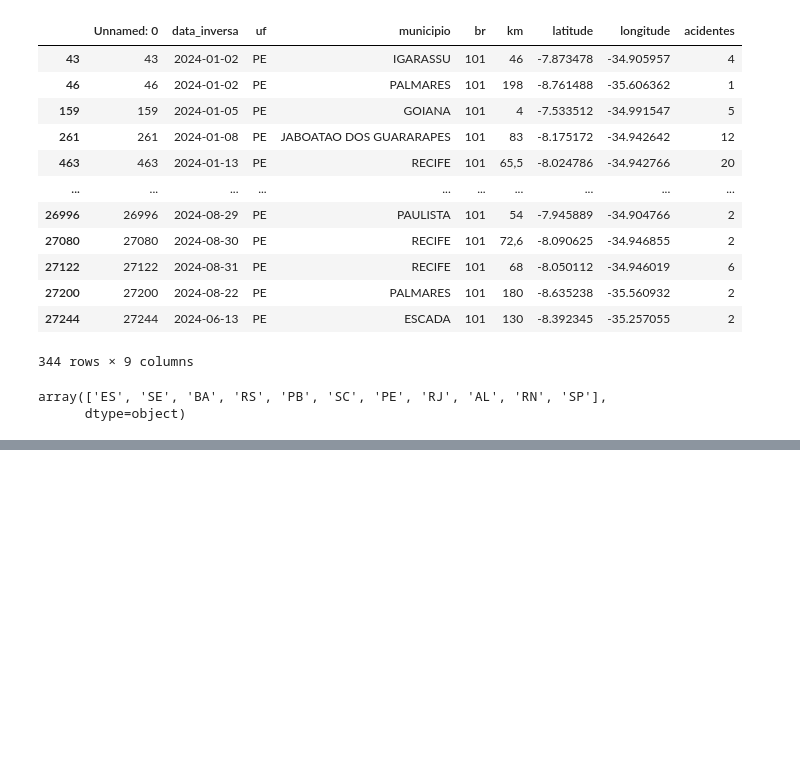
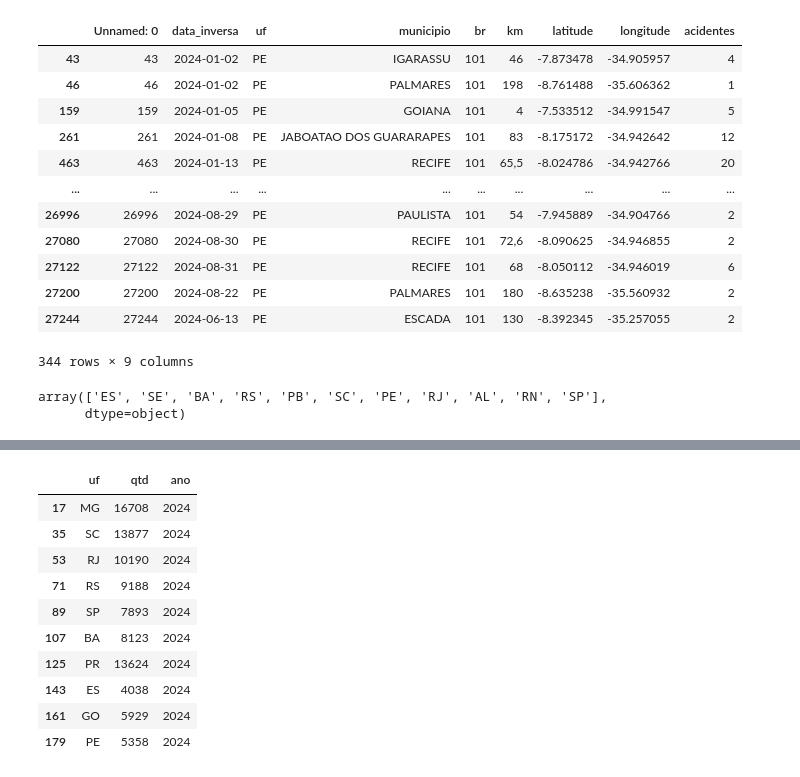
Before and after one commit to Bergolito/tcc-painel-jupyter-notebook, a Jupyter notebook: tcc-painel-preprocessamento.ipynb, the cells around one changed output, grey strips where cells are left out. Cells and saved outputs as stored; diff of their text form; code cells hidden in the pictures; blank space fills up the shorter version.

```diff
--- a/tcc-painel-preprocessamento.ipynb
+++ b/tcc-painel-preprocessamento.ipynb
@@ -92,0 +181,18 @@ array(['ES', 'SE', 'BA', 'RS', 'PB', 'SC', 'PE', 'RJ', 'AL', 'RN', 'SP'],
+# %%
+df_acidentes_geral_por_uf_10 = pd.read_csv('datasets/gerais/acidentes_geral_por_uf_10.csv', sep=',', encoding="UTF-8")
+df_acidentes_geral_por_uf_10
+
+filtrado = df_acidentes_geral_por_uf_10[(df_acidentes_geral_por_uf_10['ano'] == 2024)]
+filtrado
+# %% [output]
+|  | uf | qtd | ano |
+| 17 | MG | 16708 | 2024 |
+| 35 | SC | 13877 | 2024 |
+| 53 | RJ | 10190 | 2024 |
+| 71 | RS | 9188 | 2024 |
+| 89 | SP | 7893 | 2024 |
+| 107 | BA | 8123 | 2024 |
+| 125 | PR | 13624 | 2024 |
+| 143 | ES | 4038 | 2024 |
+| 161 | GO | 5929 | 2024 |
+| 179 | PE | 5358 | 2024 |
```
Also changed, not shown: parts of 7 cells of this notebook, 3 other files.
